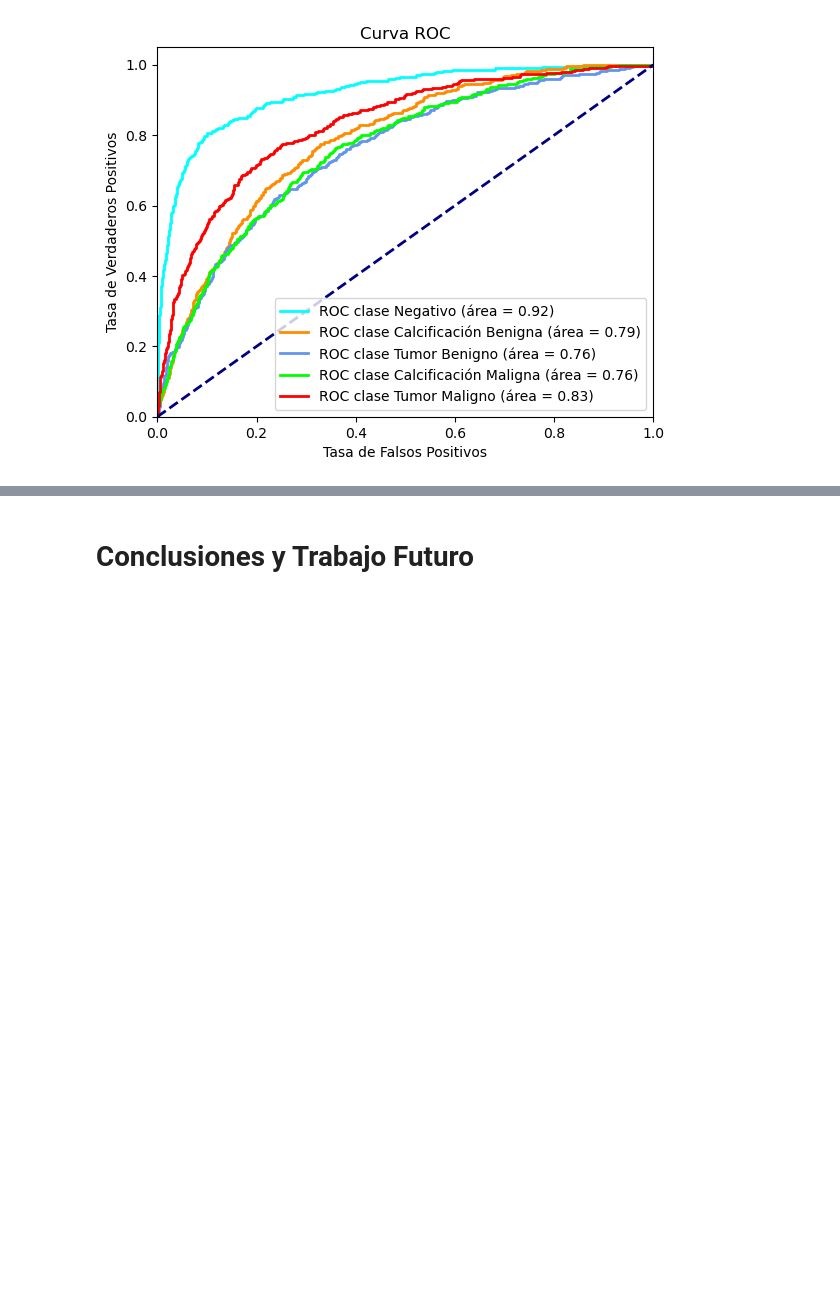
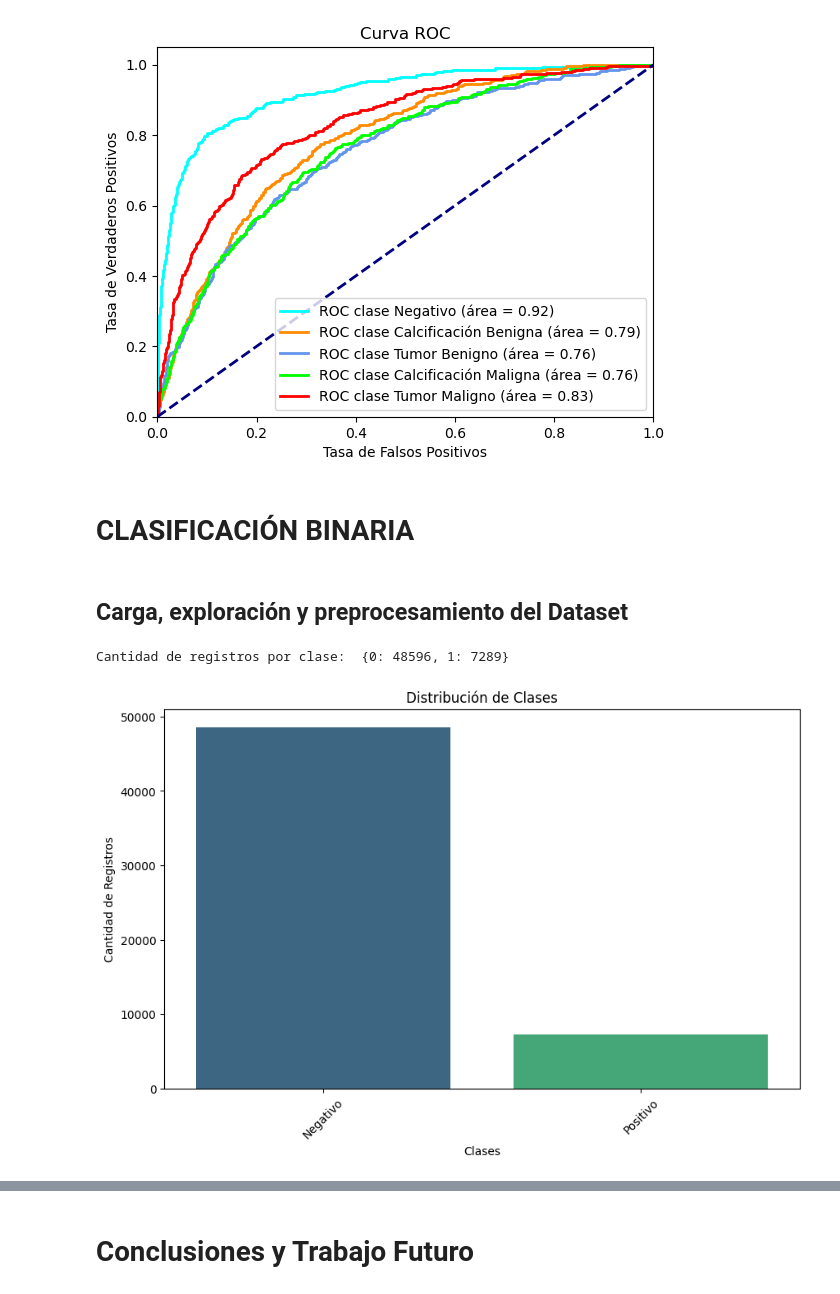
Before and after one commit to MalenaConstancio/mammography_proyect, a Jupyter notebook: mammography_proyect.ipynb, the cells around one changed output, grey strips where cells are left out. Cells and saved outputs as stored; diff of their text form; code cells hidden in the pictures; blank space fills up the shorter version.

```diff
--- a/mammography_proyect.ipynb
+++ b/mammography_proyect.ipynb
@@ -461,3 +462,26 @@ dataset_instance.plot_roc_curve(y_val, y_pred_proba)
 # %% [output]
 [figure]
 [figure]
+# %% [markdown]
+# CLASIFICACIÓN BINARIA
+# %% [markdown]
+## Carga, exploración y preprocesamiento del Dataset
+# %%
+data_path = r"C:\Users\-MSI-\Desktop\Seminario\archive"
+dataset_instance_binaria = MammographyDataset(data_path)
+# %%
+filenames = [os.path.join(data_path, f"training10_{i}", f"training10_{i}.tfrecords") for i in range(5)]
+
+label_descriptions = {
+    0: 'Negativo',
+    1: 'Positivo'
+}
+
+dataset = dataset_instance_binaria.load_data(filenames)
+dataset_instance_binaria.explore_dataset(dataset)
+# %% [output]
+Cantidad de registros por clase:  {0: 48596, 1: 7289}
+# %%
+dataset_instance_binaria.plot_class_distribution(dataset)
+# %% [output]
+[figure, added]
```
Also changed, not shown: parts of 36 cells of this notebook.
